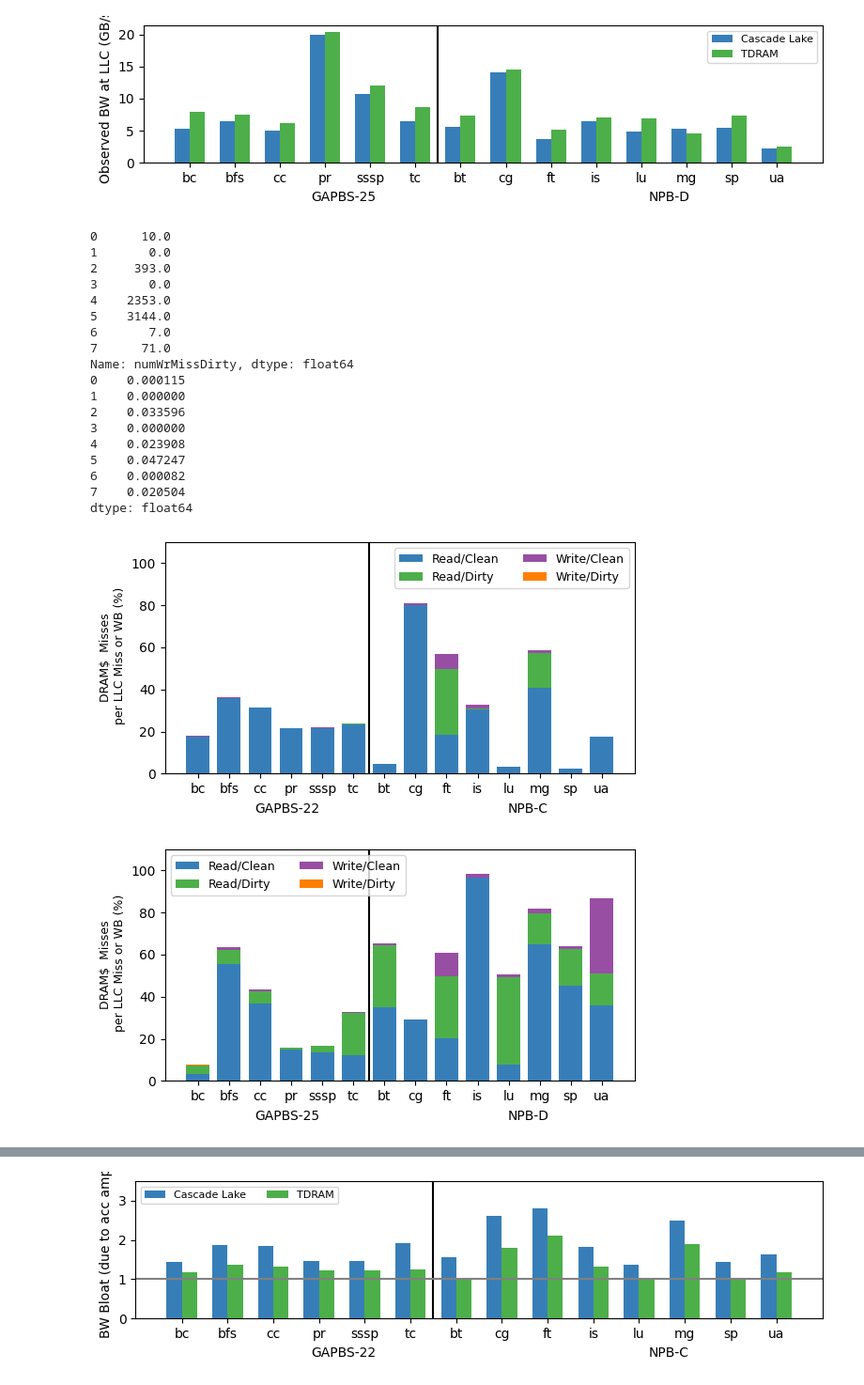
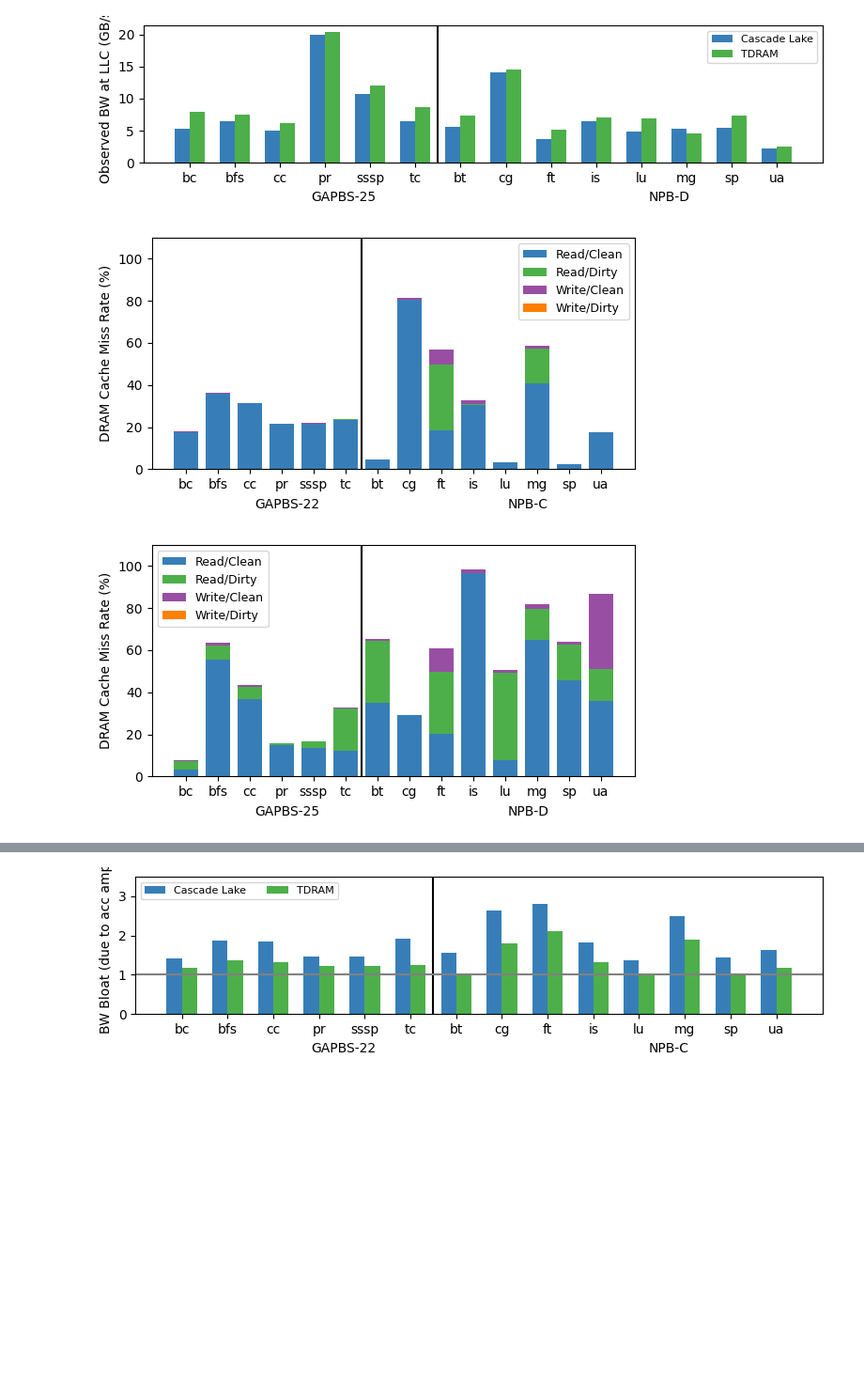
Before and after one commit to darchr/dramCacheController, a Jupyter notebook: plots_1GBdramCache/data-plots.ipynb, the cells around one changed output, grey strips where cells are left out. Shown at 94% size. Cells and saved outputs as stored; diff of their text form; code cells hidden in the pictures; blank space fills up the shorter version.

```diff
--- a/plots_1GBdramCache/data-plots.ipynb
+++ b/plots_1GBdramCache/data-plots.ipynb
@@ -717,8 +757,8 @@ plt.figtext(0.75, -0.01, "NPB-C")
 plt.xticks(np.arange(14)*4, list(x1)+list(x2))
 plt.axvline(x=offset-2, color='black')
 
-plt.ylabel("DRAM$  Misses\n per LLC Miss or WB (%)", fontsize=9)
-plt.legend(fontsize=9, ncol=2)
+plt.ylabel("DRAM Cache Miss Rate (%)", fontsize=10)
+plt.legend(fontsize=9, ncol=1)
 plt.tight_layout()
 #plt.savefig("../figures/cs1_all_mpki.pdf")
 
@@ -732,58 +772,37 @@ y4 = 100 * df_gap25_cas['numWrMissDirty'].astype(float)/(df_gap25_cas['numTotMis
 fig = plt.figure()
 fig.set_size_inches(6,3)
 plt.ylim([0,110])
 for i,app in enumerate(x1):
     plt.bar(i*4, y1[i], width=3, color=cmap(1), label='Read/Clean' if i==0 else None)
     plt.bar(i*4, y2[i], bottom = y1[i], width=3, color=cmap(2), label='Read/Dirty' if i==0 else None)
     plt.bar(i*4, y3[i], bottom = y1[i]+y2[i], width=3, color=cmap(3), label='Write/Clean' if i==0 else None)
     plt.bar(i*4, y4[i], bottom = y1[i]+y2[i]+y3[i], width=3, color=cmap(4), label='Write/Dirty' if i==0 else None)
 
 offset = (i+1)*4
 x2 = df_npbD_cas['app']
 y1 = 100 * df_npbD_cas['numRdMissClean'].astype(float)/(df_npbD_cas['numTotMisses'].astype(float)+df_npbD_cas['numTotHits'].astype(float))
 y2 = 100 * df_npbD_cas['numRdMissDirty'].astype(float)/(df_npbD_cas['numTotMisses'].astype(float)+df_npbD_cas['numTotHits'].astype(float))
 y3 = 100 * df_npbD_cas['numWrMissClean'].astype(float)/(df_npbD_cas['numTotMisses'].astype(float)+df_npbD_cas['numTotHits'].astype(float))
 y4 = 100 * df_npbD_cas['numWrMissDirty'].astype(float)/(df_npbD_cas['numTotMisses'].astype(float)+df_npbD_cas['numTotHits'].astype(float))
 
 for i,app in enumerate(x2):
     plt.bar(i*4+offset, y1[i], width=3, color=cmap(1))
     plt.bar(i*4+offset, y2[i], bottom = y1[i], width=3, color=cmap(2))
     plt.bar(i*4+offset, y3[i], bottom = y1[i]+y2[i], width=3, color=cmap(3))
     plt.bar(i*4+offset, y4[i], bottom = y1[i]+y2[i]+y3[i], width=3, color=cmap(4))
 
 plt.figtext(0.3, -0.01, "GAPBS-25")
 plt.figtext(0.75, -0.01, "NPB-D")
 
 plt.xticks(np.arange(14)*4, list(x1)+list(x2))
 plt.axvline(x=offset-2, color='black')
 
-plt.ylabel("DRAM$  Misses\n per LLC Miss or WB (%)", fontsize=9)
-plt.legend(fontsize=9, ncol=2)
+plt.ylabel("DRAM Cache Miss Rate (%)", fontsize=10)
+plt.legend(fontsize=9, ncol=1)
 plt.tight_layout()
-
-print(df_npbD_cas['numWrMissDirty'].astype(float))
-print(y4)
 # %% [output]
-0      10.0
-1       0.0
-2     393.0
-3       0.0
-4    2353.0
-5    3144.0
-6       7.0
-7      71.0
-Name: numWrMissDirty, dtype: float64
-0    0.000115
-1    0.000000
-2    0.033596
-3    0.000000
-4    0.023908
-5    0.047247
-6    0.000082
-7    0.020504
-dtype: float64
-[figure, old version]
+[figure, new version]
-[figure, old version]
+[figure, new version]
 # %%
 x1 = df_gap22_cas['app']
 y1 = 100 * df_gap22_cas['numRdHit'].astype(float)/(df_gap22_cas['numTotMisses'].astype(float)+df_gap22_cas['numTotHits'].astype(float))
```
Also changed, not shown: parts of 8 cells of this notebook, 1 other file.
